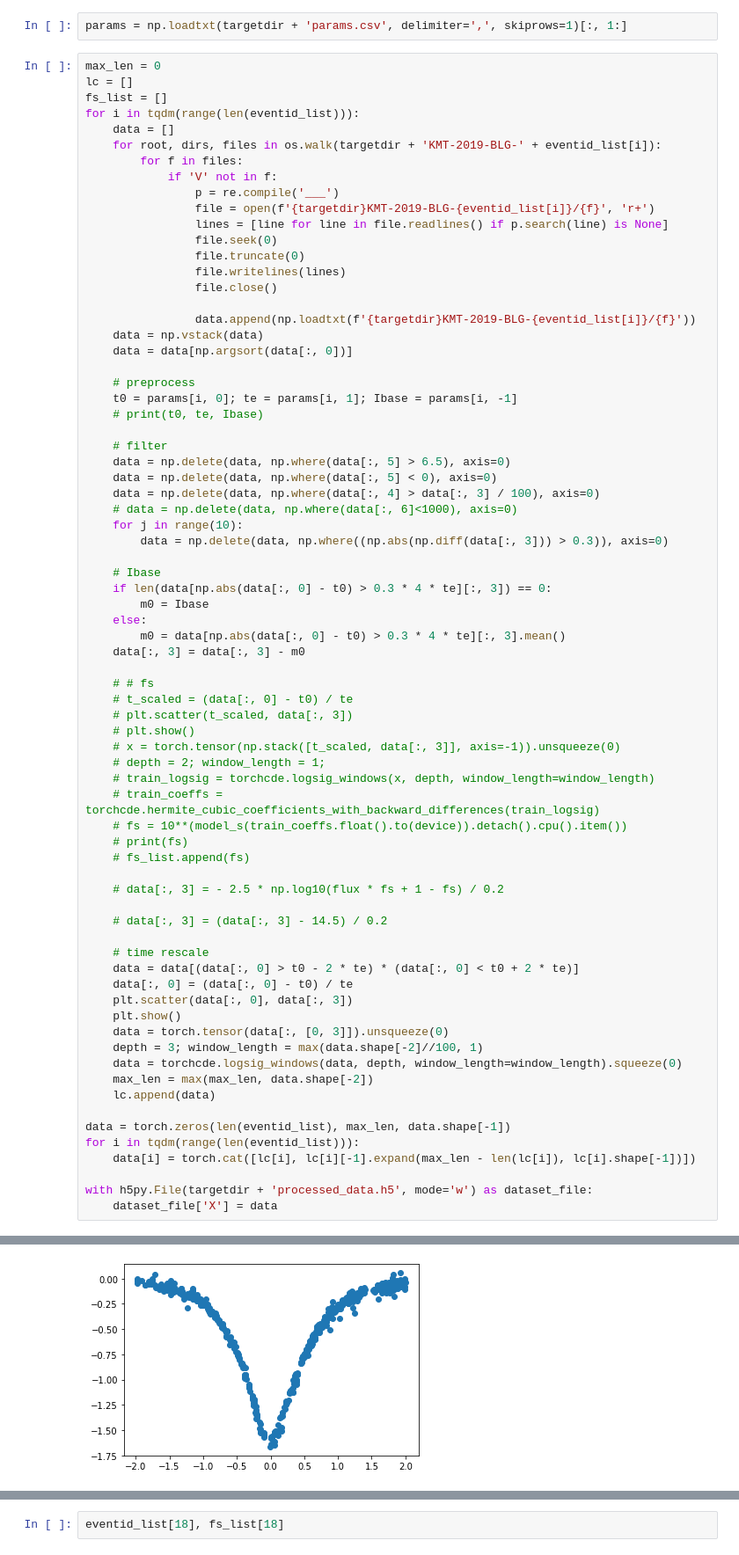
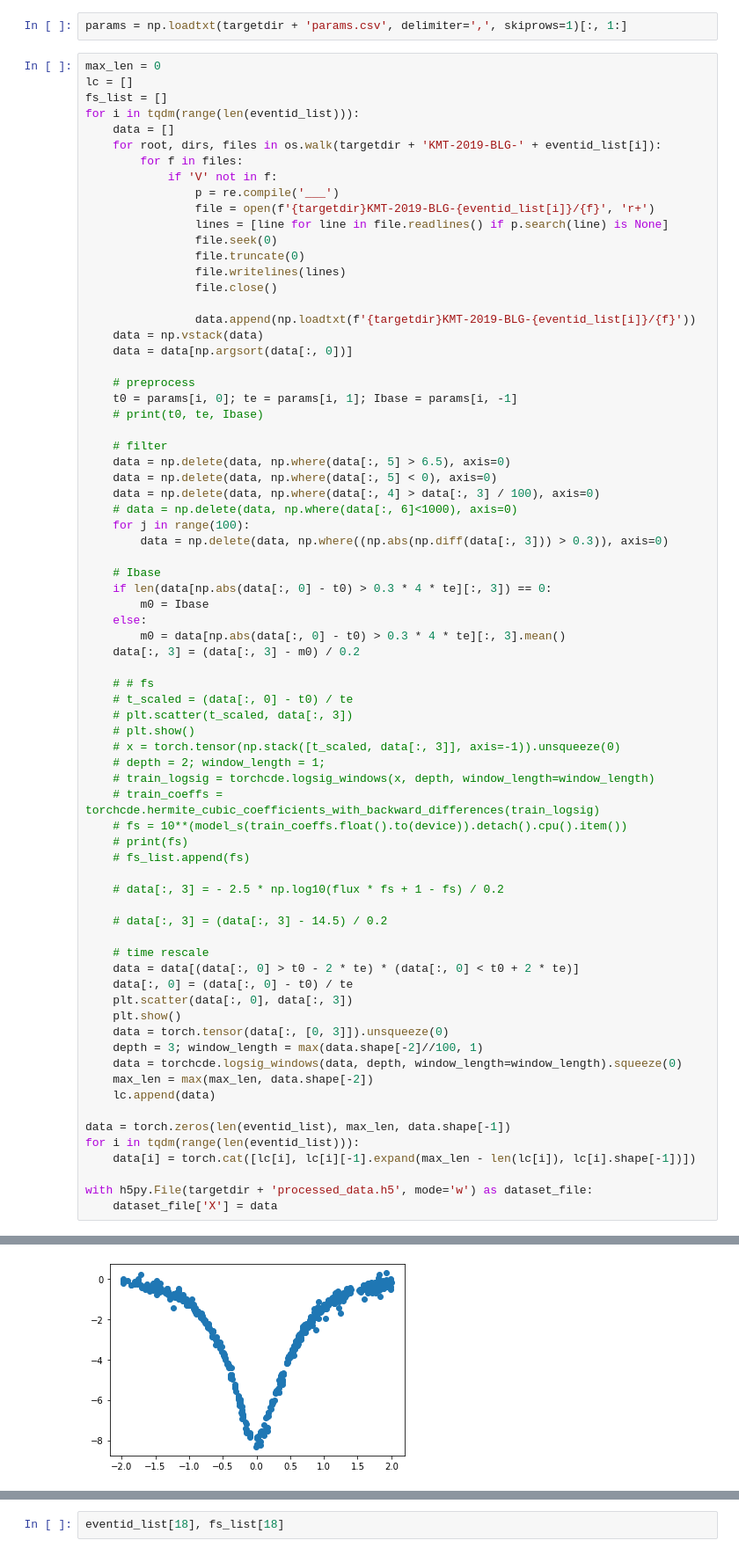
Before and after one commit to haimengzhao/magic-microlensing, a Jupyter notebook: KMT/KMT_preprocess.ipynb, the cells around one changed output, grey strips where cells are left out. Shown at 88% size. Saved outputs shown, nothing was run; the diff lists cells and outputs as text.

```diff
--- a/KMT/KMT_preprocess.ipynb
+++ b/KMT/KMT_preprocess.ipynb
@@ -101,7 +101,7 @@ for i in tqdm(range(len(eventid_list))):
     data = np.delete(data, np.where(data[:, 5] < 0), axis=0)
     data = np.delete(data, np.where(data[:, 4] > data[:, 3] / 100), axis=0)
     # data = np.delete(data, np.where(data[:, 6]<1000), axis=0)
-    for j in range(10):
+    for j in range(100):
         data = np.delete(data, np.where((np.abs(np.diff(data[:, 3])) > 0.3)), axis=0)
 
     # Ibase
@@ -109,7 +109,7 @@ for i in tqdm(range(len(eventid_list))):
         m0 = Ibase
     else:
         m0 = data[np.abs(data[:, 0] - t0) > 0.3 * 4 * te][:, 3].mean()
-    data[:, 3] = data[:, 3] - m0
+    data[:, 3] = (data[:, 3] - m0) / 0.2
 
     # # fs
     # t_scaled = (data[:, 0] - t0) / te
@@ -154 +154 @@ with h5py.File(targetdir + 'processed_data.h5', mode='w') as dataset_file:
-[figure, old version]
+[figure, new version]
```
Also changed, not shown: parts of 2 cells of this notebook, 1 other file.
